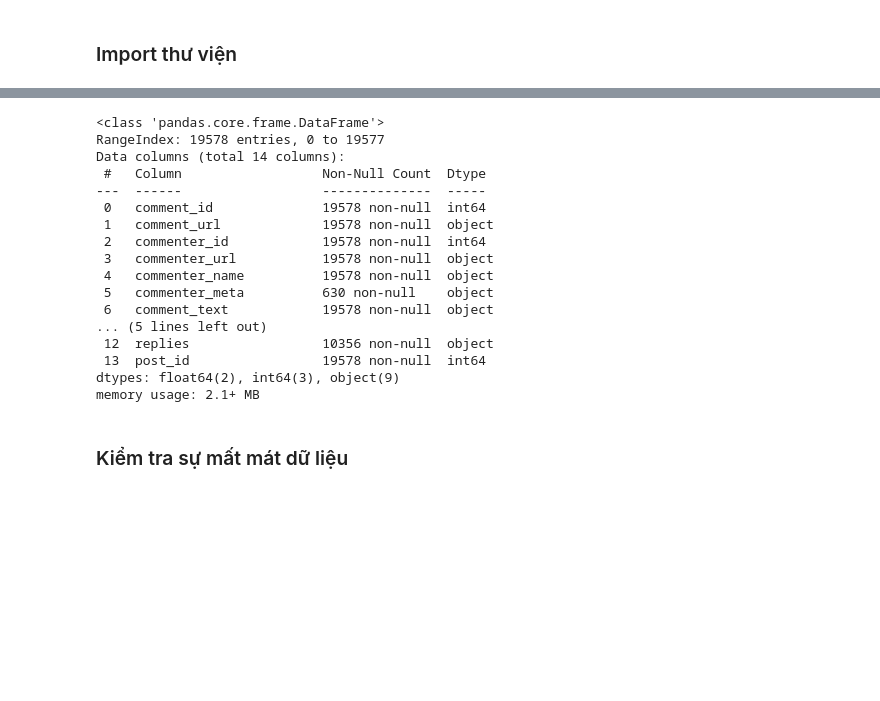
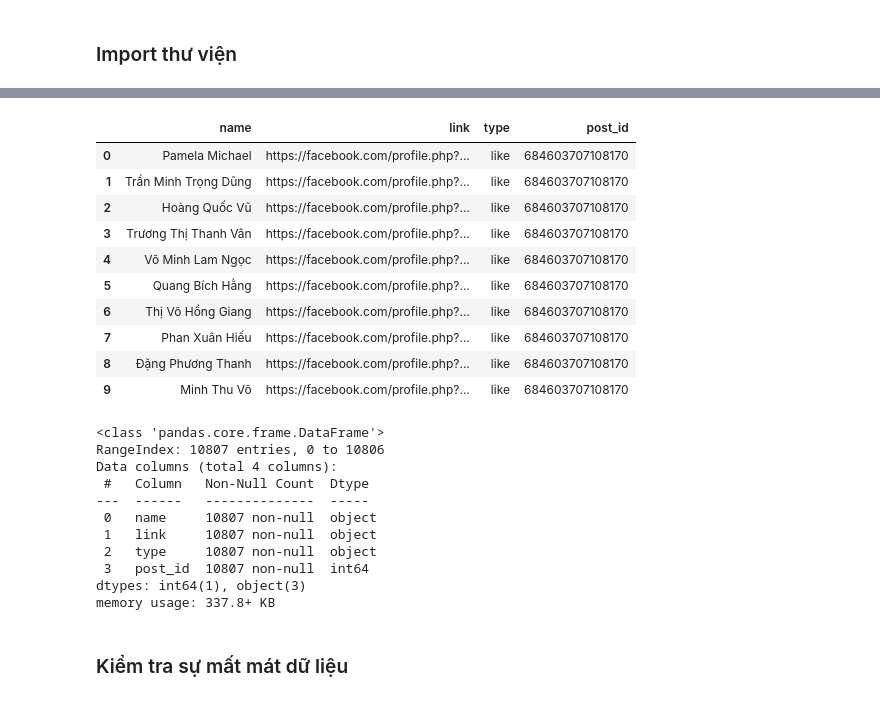
Before and after one commit to quangster/analyze-facebook-page, a Jupyter notebook: clean_reactor.ipynb, the cells around one changed output, grey strips where cells are left out. Cells and saved outputs as stored; diff of their text form; code cells hidden in the pictures; blank space fills up the shorter version.

```diff
--- a/clean_reactor.ipynb
+++ b/clean_reactor.ipynb
@@ -32,23 +23,31 @@ comment_df.head()
+# %%
+reactor_df.head(10)
+# %% [output]
+|  | name | link | type | post_id |
+| 0 | Pamela Michael | https://facebook.com/profile.php?... | like | 684603707108170 |
+| 1 | Trần Minh Trọng Dũng | https://facebook.com/profile.php?... | like | 684603707108170 |
+| 2 | Hoàng Quốc Vũ | https://facebook.com/profile.php?... | like | 684603707108170 |
+| 3 | Trương Thị Thanh Vân | https://facebook.com/profile.php?... | like | 684603707108170 |
+| 4 | Võ Minh Lam Ngọc | https://facebook.com/profile.php?... | like | 684603707108170 |
+| 5 | Quang Bích Hằng | https://facebook.com/profile.php?... | like | 684603707108170 |
+| 6 | Thị Võ Hồng Giang | https://facebook.com/profile.php?... | like | 684603707108170 |
+| 7 | Phan Xuân Hiếu | https://facebook.com/profile.php?... | like | 684603707108170 |
+| 8 | Đặng Phương Thanh | https://facebook.com/profile.php?... | like | 684603707108170 |
+| 9 | Minh Thu Võ | https://facebook.com/profile.php?... | like | 684603707108170 |
 # %%
-comment_df.info()
+reactor_df.info()
 # %% [output]
 <class 'pandas.core.frame.DataFrame'>
-RangeIndex: 19578 entries, 0 to 19577
-Data columns (total 14 columns):
- #   Column                  Non-Null Count  Dtype
----  ------                  --------------  -----
- 0   comment_id              19578 non-null  int64
- 1   comment_url             19578 non-null  object
- 2   commenter_id            19578 non-null  int64
- 3   commenter_url           19578 non-null  object
- 4   commenter_name          19578 non-null  object
- 5   commenter_meta          630 non-null    object
- 6   comment_text            19578 non-null  object
-... (5 lines left out)
- 12  replies                 10356 non-null  object
- 13  post_id                 19578 non-null  int64
-dtypes: float64(2), int64(3), object(9)
-memory usage: 2.1+ MB
+RangeIndex: 10807 entries, 0 to 10806
+Data columns (total 4 columns):
+ #   Column   Non-Null Count  Dtype
+---  ------   --------------  -----
+ 0   name     10807 non-null  object
+ 1   link     10807 non-null  object
+ 2   type     10807 non-null  object
+ 3   post_id  10807 non-null  int64
+dtypes: int64(1), object(3)
+memory usage: 337.8+ KB
 # %% [markdown]
 ### Kiểm tra sự mất mát dữ liệu
 # %%
```
Also changed, not shown: parts of 23 cells of this notebook, 6 other files.
